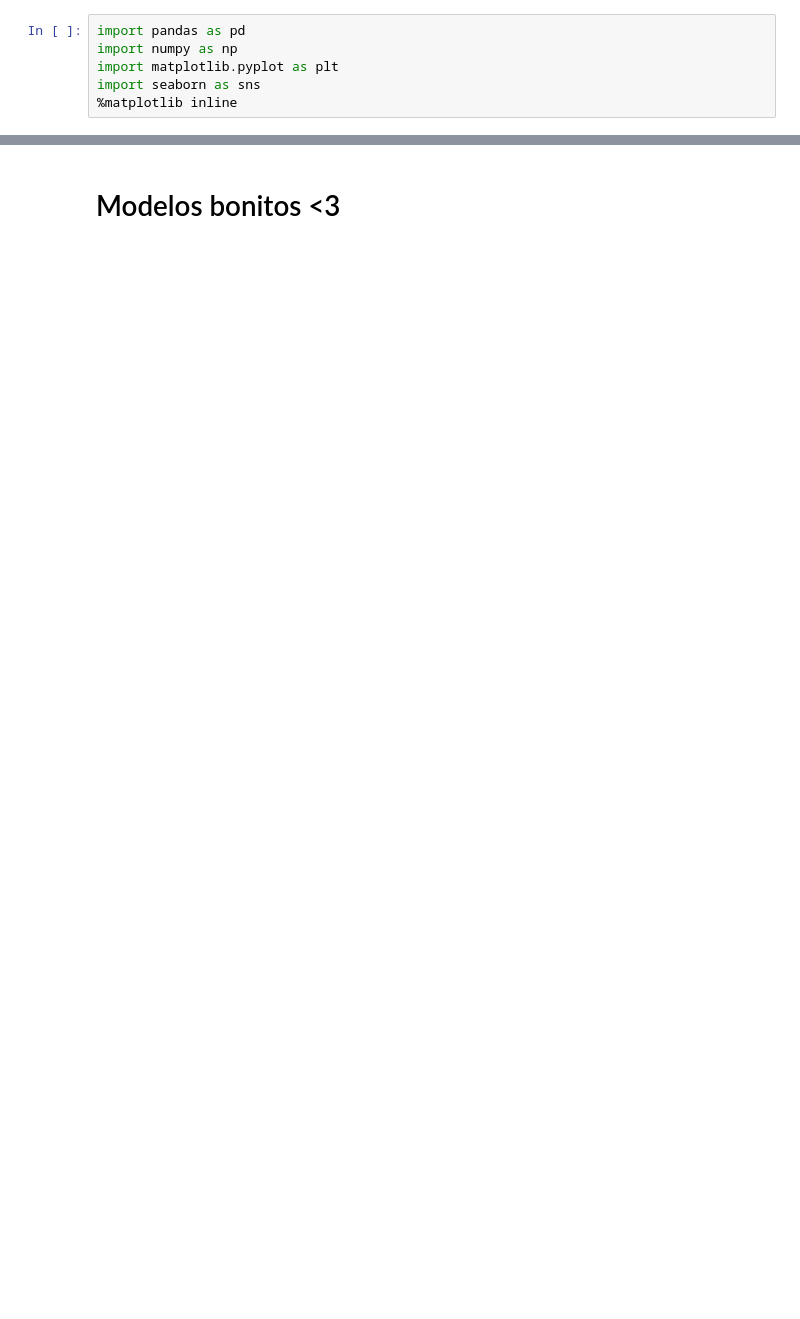
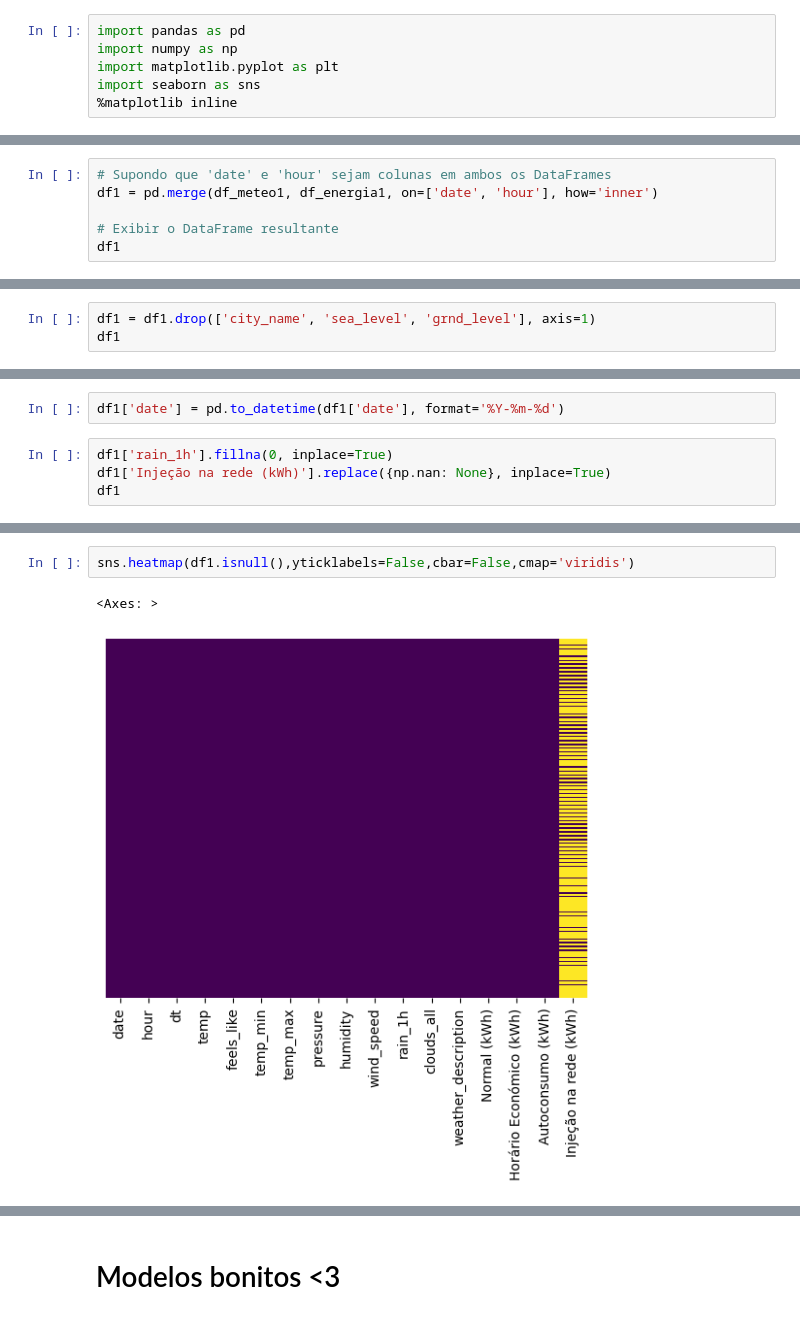
Before and after one commit to Mastro66/DAA_Comp, a Jupyter notebook: 2021.ipynb, the cells around one changed output, grey strips where cells are left out. Cells and saved outputs as stored; diff of their text form; blank space fills up the shorter version.

```diff
--- a/2021.ipynb
+++ b/2021.ipynb
@@ -224,0 +103,6 @@ memory usage: 290.9+ KB
+# %%
+# Supondo que 'date' e 'hour' sejam colunas em ambos os DataFrames
+df1 = pd.merge(df_meteo1, df_energia1, on=['date', 'hour'], how='inner')
+
+# Exibir o DataFrame resultante
+df1
@@ -224,0 +148,3 @@ memory usage: 290.9+ KB
+# %%
+df1 = df1.drop(['city_name', 'sea_level', 'grnd_level'], axis=1)
+df1
@@ -224,0 +214,6 @@ memory usage: 290.9+ KB
+# %%
+df1['date'] = pd.to_datetime(df1['date'], format='%Y-%m-%d')
+# %%
+df1['rain_1h'].fillna(0, inplace=True)
+df1['Injeção na rede (kWh)'].replace({np.nan: None}, inplace=True)
+df1
@@ -224,0 +254,5 @@ memory usage: 290.9+ KB
+# %%
+sns.heatmap(df1.isnull(),yticklabels=False,cbar=False,cmap='viridis')
+# %% [output]
+<Axes: >
+[figure, added]
```
Also changed, not shown: parts of 56 cells of this notebook, 1 other file.
